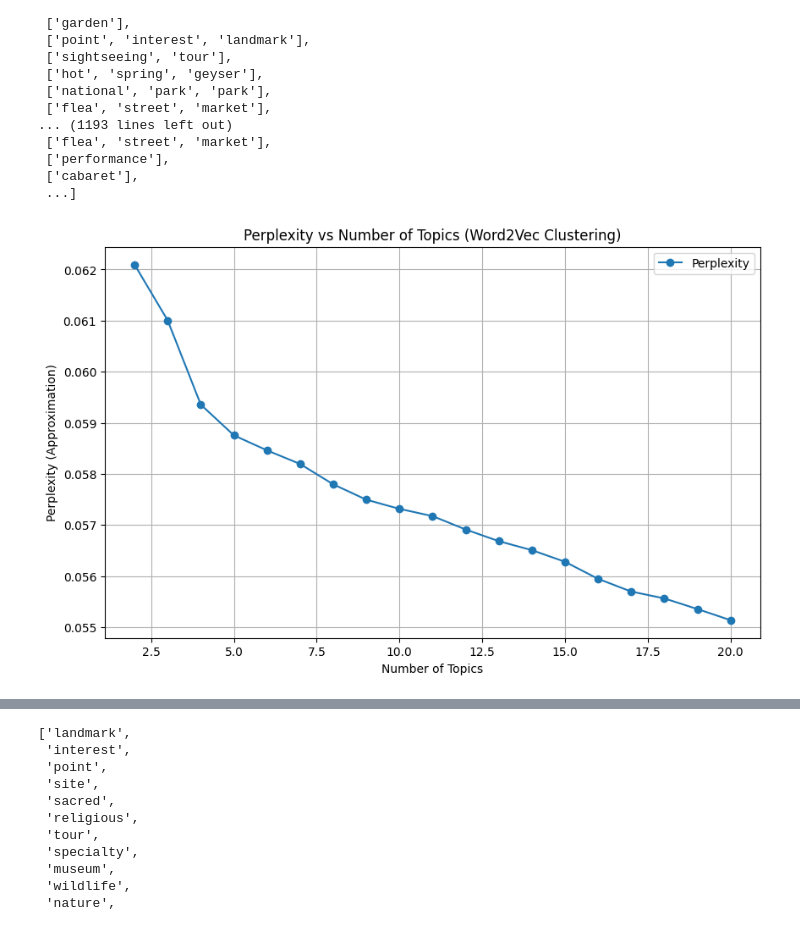
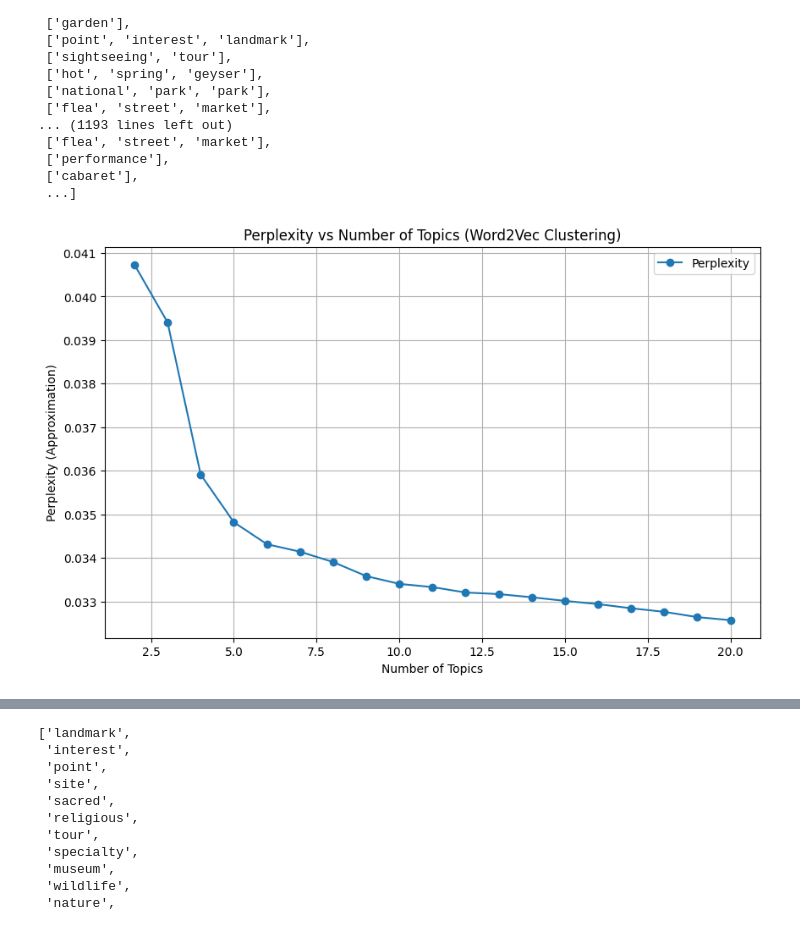
Before and after one commit to S09Z/IS_Project_Thailand_Tourism_Recommendation, a Jupyter notebook: app/frontend/transform_data.ipynb, the cells around one changed output, grey strips where cells are left out. Saved outputs shown, nothing was run; the diff lists cells and outputs as text; code cells hidden in the pictures.

```diff
--- a/app/frontend/transform_data.ipynb
+++ b/app/frontend/transform_data.ipynb
@@ -737,7 +776,7 @@ plt.show()
 # %%
 # ตรวจสอบและแทนค่าที่เป็น NaN ในคอลัมน์ 'tags'
 combined_details_df['tags'] = combined_details_df['tags'].fillna('')
-
+combined_details_df['tags'].replace("", "other", inplace=True)
 
 # แปลงข้อความใน 'tags' ให้เป็นเมทริกซ์ TF-IDF
 vectorizer = TfidfVectorizer()
@@ -871,3 +901,5 @@ Name: tags, Length: 1766, dtype: object
+# %%
+combined_details_df = combined_details_df['tags'].replace("", "Other", inplace=True)
 # %%
 cleaned_details_df = combined_details_df['tags'].apply(advanced_clean_text)
 
@@ -926,7 +958,7 @@ sentences
 # %%
 
 # Train Word2Vec model
-word2vec = Word2Vec(sentences, vector_size=100, window=5, min_count=1, workers=4)
+word2vec = Word2Vec(sentences, vector_size=300, window=100, min_count=1, workers=4)
 
 # Extract word embeddings and corresponding words
 word_vectors = word2vec.wv.vectors  # Word embeddings (array of shape [vocab_size, vector_size])
@@ -953,34 +985,34 @@ def compute_perplexity(model, n_clusters):
     """
     distances = []
     for i, word in enumerate(vocab):
         word_vector = word_vectors[i]
         cluster_center = model.cluster_centers_[model.labels_[i]]
         distances.append(np.linalg.norm(word_vector - cluster_center))  # Euclidean distance
 
     avg_distance = np.mean(distances)  # Average distance as a perplexity approximation
     return avg_distance
 
 # Step 4: Evaluate Perplexity for Multiple Numbers of Topics
 n_topics_list = range(2, 21)  # Define the range of topic numbers to test
 perplexity_scores = []
 
 # Iterate over different numbers of topics
 for n_topics in n_topics_list:
     kmeans_model = cluster_words(n_clusters=n_topics)
     perplexity = compute_perplexity(kmeans_model, n_clusters=n_topics)
     perplexity_scores.append(perplexity)
 
 # Step 5: Plot Perplexity vs. Number of Topics
 plt.figure(figsize=(10, 6))
 plt.plot(n_topics_list, perplexity_scores, marker='o', label="Perplexity")
 plt.xlabel('Number of Topics')
 plt.ylabel('Perplexity (Approximation)')
 plt.title('Perplexity vs Number of Topics (Word2Vec Clustering)')
 plt.grid()
 plt.legend()
 plt.show()
 # %% [output]
-[figure, old version]
+[figure, new version]
 # %%
 from sklearn.cluster import KMeans
 from wordcloud import WordCloud
```
Also changed, not shown: parts of 38 cells of this notebook, 4 other files.
